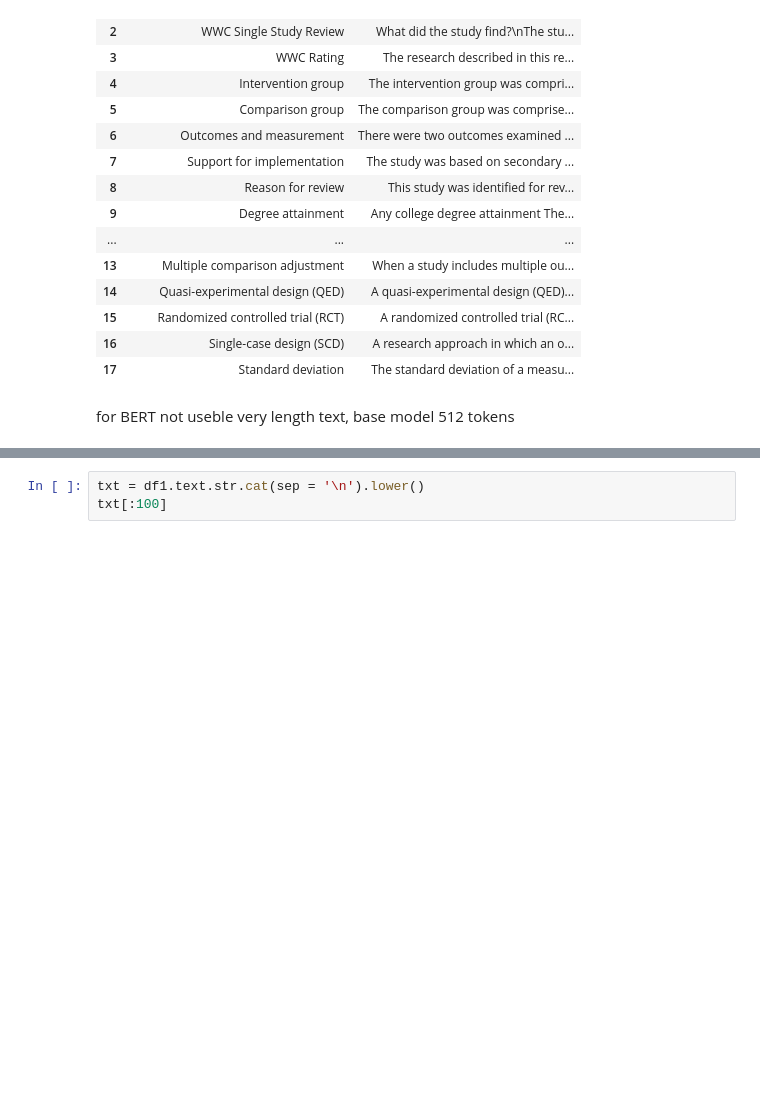
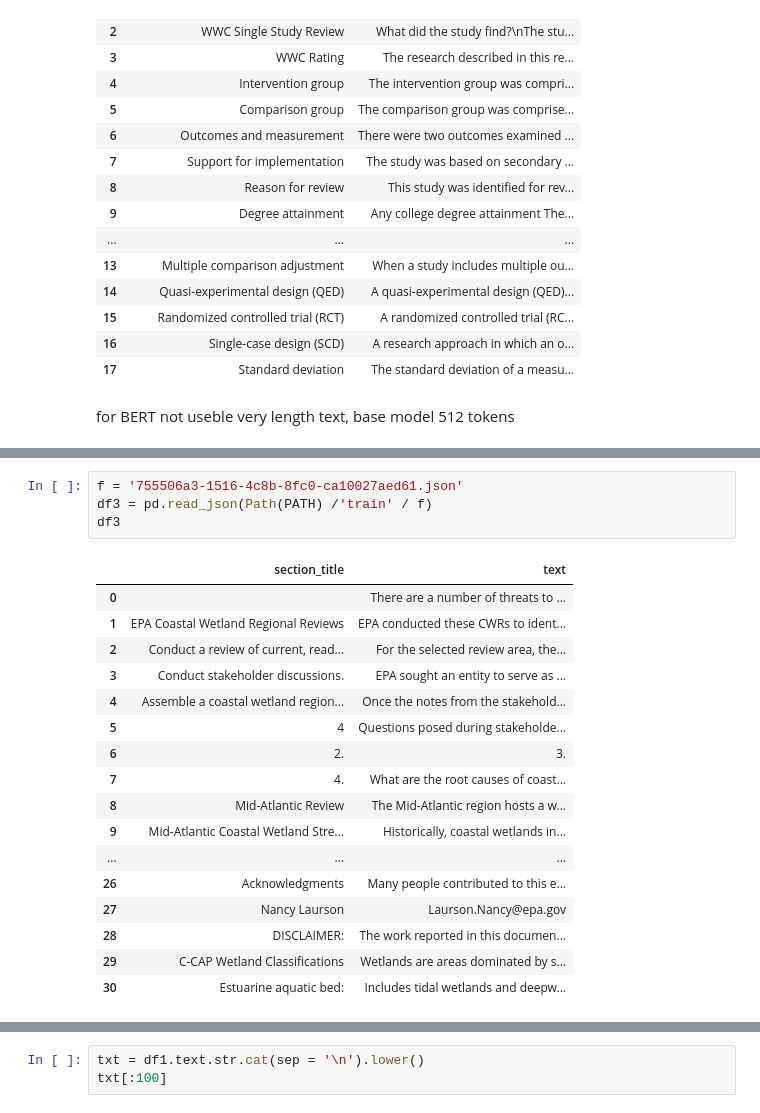
Before and after one commit to beifa/Coleridge_Initiative, a Jupyter notebook: notebook/preprocessing_data.ipynb, the cells around one changed output, grey strips where cells are left out. Cells and saved outputs as stored; diff of their text form; blank space fills up the shorter version.

```diff
--- a/notebook/preprocessing_data.ipynb
+++ b/notebook/preprocessing_data.ipynb
@@ -72,0 +252,22 @@ len_text
+# %%
+f = '755506a3-1516-4c8b-8fc0-ca10027aed61.json'
+df3 = pd.read_json(Path(PATH) /'train' / f)
+df3
+# %% [output]
+|  | section_title | text |
+| 0 |  | There are a number of threats to ... |
+| 1 | EPA Coastal Wetland Regional Reviews | EPA conducted these CWRs to ident... |
+| 2 | Conduct a review of current, read... | For the selected review area, the... |
+| 3 | Conduct stakeholder discussions. | EPA sought an entity to serve as ... |
+| 4 | Assemble a coastal wetland region... | Once the notes from the stakehold... |
+| 5 | 4 | Questions posed during stakeholde... |
+| 6 | 2. | 3. |
+| 7 | 4. | What are the root causes of coast... |
+| 8 | Mid-Atlantic Review | The Mid-Atlantic region hosts a w... |
+| 9 | Mid-Atlantic Coastal Wetland Stre... | Historically, coastal wetlands in... |
+| ... | ... | ... |
+| 26 | Acknowledgments | Many people contributed to this e... |
+| 27 | Nancy Laurson | Laurson.Nancy@epa.gov |
+| 28 | DISCLAIMER: | The work reported in this documen... |
+| 29 | C-CAP Wetland Classifications | Wetlands are areas dominated by s... |
+| 30 | Estuarine aquatic bed: | Includes tidal wetlands and deepw... |
```
Also changed, not shown: parts of 46 cells of this notebook.
